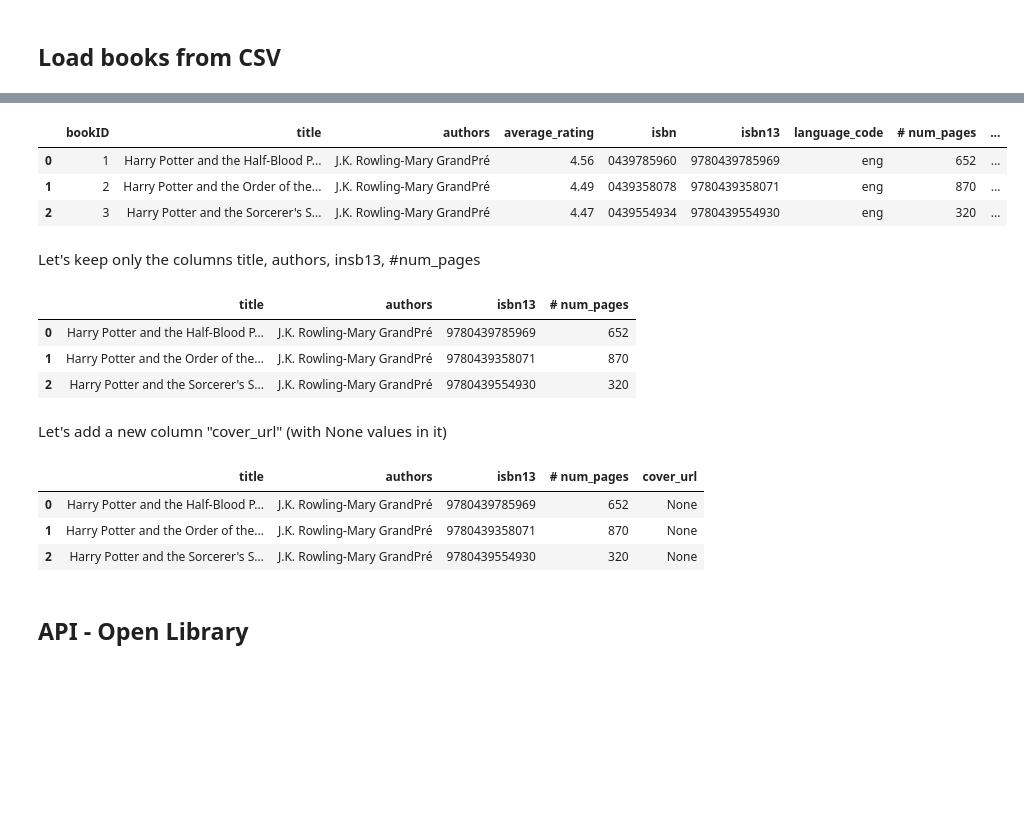
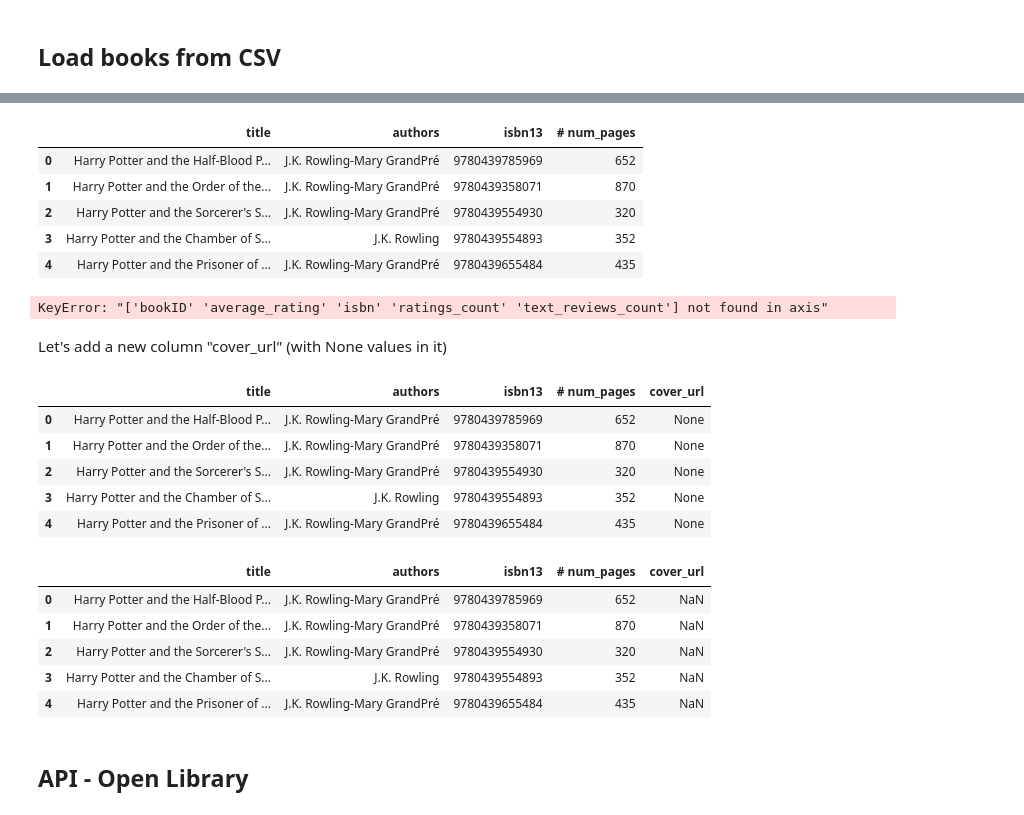
Before and after one commit to yannklein/data-sourcing-pd-1639, a Jupyter notebook: recap/Recap.ipynb, the cells around one changed output, grey strips where cells are left out. Drawn from its saved outputs; the diff is of its cells as text; code cells hidden in the pictures; blank space fills up the shorter version.

```diff
--- a/recap/Recap.ipynb
+++ b/recap/Recap.ipynb
@@ -37,36 +52,42 @@ import numpy as np
 # %%
-books_df = pd.read_csv('books.csv')
-# books_df = pd.read_csv('books.csv', usecols=['title', 'authors', 'isbn13', '# num_pages'])
-books_df.head(3)
+books_df = books_df[['title', 'authors', 'isbn13', '# num_pages']]
+books_df.head()
 # %% [output]
-|  | bookID | title | authors | average_rating | isbn | isbn13 | language_code | # num_pages | ... |
-| 0 | 1 | Harry Potter and the Half-Blood P... | J.K. Rowling-Mary GrandPré | 4.56 | 0439785960 | 9780439785969 | eng | 652 | ... |
-| 1 | 2 | Harry Potter and the Order of the... | J.K. Rowling-Mary GrandPré | 4.49 | 0439358078 | 9780439358071 | eng | 870 | ... |
-| 2 | 3 | Harry Potter and the Sorcerer's S... | J.K. Rowling-Mary GrandPré | 4.47 | 0439554934 | 9780439554930 | eng | 320 | ... |
+|  | title | authors | isbn13 | # num_pages |
+| 0 | Harry Potter and the Half-Blood P... | J.K. Rowling-Mary GrandPré | 9780439785969 | 652 |
+| 1 | Harry Potter and the Order of the... | J.K. Rowling-Mary GrandPré | 9780439358071 | 870 |
+| 2 | Harry Potter and the Sorcerer's S... | J.K. Rowling-Mary GrandPré | 9780439554930 | 320 |
+| 3 | Harry Potter and the Chamber of S... | J.K. Rowling | 9780439554893 | 352 |
+| 4 | Harry Potter and the Prisoner of ... | J.K. Rowling-Mary GrandPré | 9780439655484 | 435 |
-# %% [markdown]
-Let's keep only the columns title, authors, insb13, #num_pages
-# %%
-books_df = books_df[['title','authors','isbn13','# num_pages']]
-# books_df = books_df.loc[:,["title", "authors", "isbn13", "# num_pages"]]
-# books_df = books_df.drop(["bookID", "isbn", "average_rating", "language_code", "text_reviews_count"])
-# TO BE CHECKED ~books_df["bookID", "isbn", "average_rating", "language_code", "text_reviews_count"]
-books_df.head(3)
-# %% [output]
-|  | title | authors | isbn13 | # num_pages |
-| 0 | Harry Potter and the Half-Blood P... | J.K. Rowling-Mary GrandPré | 9780439785969 | 652 |
-| 1 | Harry Potter and the Order of the... | J.K. Rowling-Mary GrandPré | 9780439358071 | 870 |
-| 2 | Harry Potter and the Sorcerer's S... | J.K. Rowling-Mary GrandPré | 9780439554930 | 320 |
+# %%
+books_df = books_df.drop(['bookID', 'average_rating', 'isbn', 'ratings_count',
+                          'text_reviews_count'], axis = 1)
+books_df.head()
+# %% [output]
+KeyError: "['bookID' 'average_rating' 'isbn' 'ratings_count' 'text_reviews_count'] not found in axis"
 # %% [markdown]
 Let's add a new column "cover_url" (with None values in it)
 # %%
-books_df.loc[:,'cover_url'] = None
-# books_df['cover_url'] = None
-books_df.head(3)
+books_df["cover_url"] = None
+books_df.head()
 # %% [output]
 |  | title | authors | isbn13 | # num_pages | cover_url |
 | 0 | Harry Potter and the Half-Blood P... | J.K. Rowling-Mary GrandPré | 9780439785969 | 652 | None |
 | 1 | Harry Potter and the Order of the... | J.K. Rowling-Mary GrandPré | 9780439358071 | 870 | None |
 | 2 | Harry Potter and the Sorcerer's S... | J.K. Rowling-Mary GrandPré | 9780439554930 | 320 | None |
+| 3 | Harry Potter and the Chamber of S... | J.K. Rowling | 9780439554893 | 352 | None |
+| 4 | Harry Potter and the Prisoner of ... | J.K. Rowling-Mary GrandPré | 9780439655484 | 435 | None |
+# %%
+books_df["cover_url"] = pd.Series(None)
+
+books_df.head(5)
+# %% [output]
+|  | title | authors | isbn13 | # num_pages | cover_url |
+| 0 | Harry Potter and the Half-Blood P... | J.K. Rowling-Mary GrandPré | 9780439785969 | 652 | NaN |
+| 1 | Harry Potter and the Order of the... | J.K. Rowling-Mary GrandPré | 9780439358071 | 870 | NaN |
+| 2 | Harry Potter and the Sorcerer's S... | J.K. Rowling-Mary GrandPré | 9780439554930 | 320 | NaN |
+| 3 | Harry Potter and the Chamber of S... | J.K. Rowling | 9780439554893 | 352 | NaN |
+| 4 | Harry Potter and the Prisoner of ... | J.K. Rowling-Mary GrandPré | 9780439655484 | 435 | NaN |
 # %% [markdown]
 ## API - Open Library
 # %% [markdown]
```
Also changed, not shown: parts of 26 cells of this notebook, 1 other file.
